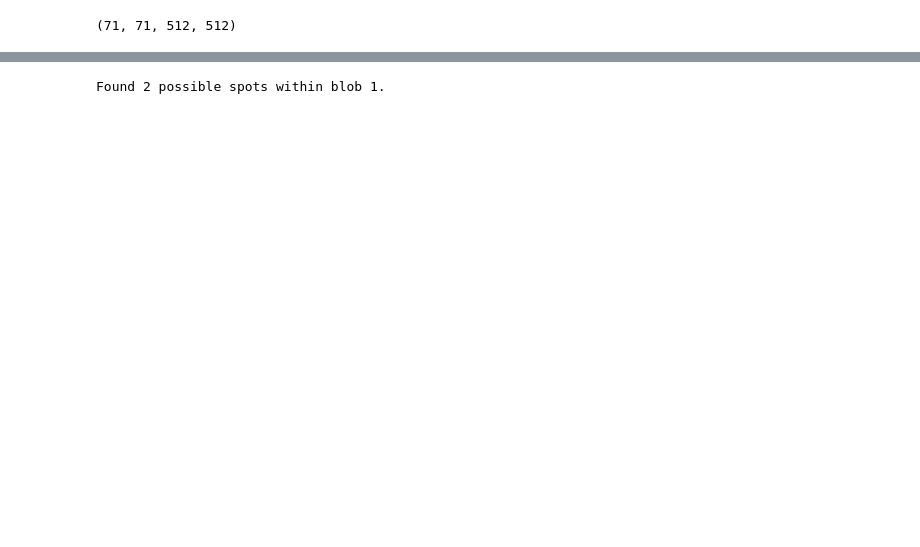
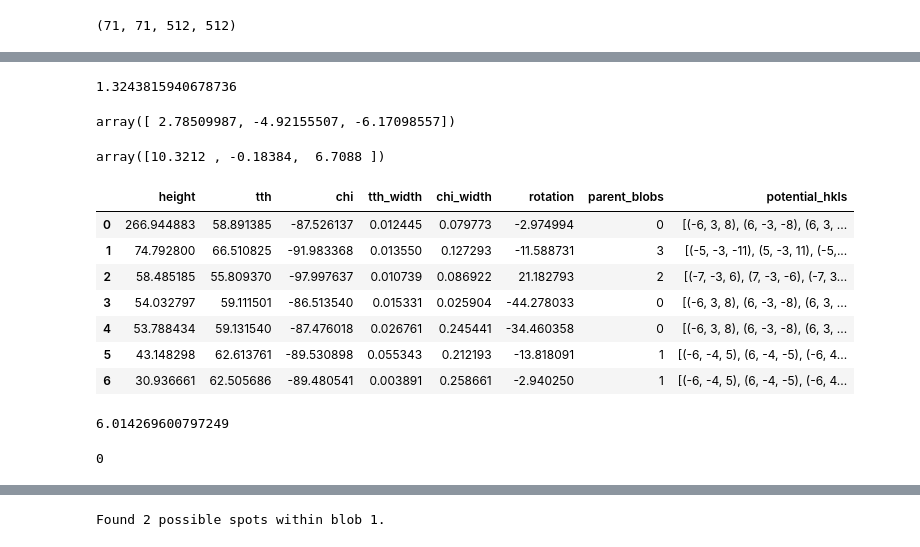
Before and after one commit to emusterman/xrdmaptools, a Jupyter notebook: testing_notebooks/raw_image_processing.ipynb, the cells around one changed output, grey strips where cells are left out. Drawn from its saved outputs; the diff is of its cells as text; code cells hidden in the pictures; blank space fills up the shorter version.

```diff
--- a/testing_notebooks/raw_image_processing.ipynb
+++ b/testing_notebooks/raw_image_processing.ipynb
@@ -225,0 +108,9 @@ array([[158.23638826,  60.73308523, -85.84311264,   0.00993016,
+# %%
+q_dict = {}
+for spot_num in range(len(spot_df)):
+    q_arr = np.array([
+        -np.sin(np.radians(spot_df['tth'][spot_num])) * np.sin(np.radians(spot_df['chi'][spot_num])),
+        -np.sin(np.radians(spot_df['tth'][spot_num])) * np.cos(np.radians(spot_df['chi'][spot_num])),
+        1 - np.cos(np.radians(spot_df['tth'][spot_num]))
+    ]) / energy_2_wavelength(15)
+    q_dict[str(spot_num)] = 2 * np.pi * q_arr
@@ -225,0 +200,3 @@ array([[158.23638826,  60.73308523, -85.84311264,   0.00993016,
+# %%
+stibnite = Phase.fromCIF(base + '''Literature\\CIF\\Diffraction Sb2S3 short-b.cif''')
+stibnite.name = 'Stibnite'
@@ -225,0 +231,47 @@ array([[158.23638826,  60.73308523, -85.84311264,   0.00993016,
+# %%
+np.linalg.norm([0.915, -0.048, 0.599]) / energy_2_wavelength(15)
+# %% [output]
+1.3243815940678736
+# %%
+stibnite.Q([5, -3, -11])
+# %% [output]
+array([ 2.78509987, -4.92155507, -6.17098557])
+# %%
+stibnite.HKL(2 * np.pi * np.array([0.915, -0.048, 0.599]))
+# %% [output]
+array([10.3212 , -0.18384,  6.7088 ])
+# %%
+data = stibnite.get_hkl_reflections(en=15e3, tth_range=(tth[0], tth[-1]), ignore_less=0)
+# %%
+angle_tolerance = 0.5
+check_equivalents = True
+spot_pot_hkls = []
+for spot_num in range(len(spot_df)):
+    pot_hkl = []
+    diff_arr = np.abs(spot_df['tth'][spot_num] - data['tth_angles'])
+    match_mask = diff_arr < angle_tolerance
+
+    sorted_hkls = [x for _, x in sorted(zip(data['intensities'][match_mask], data['hkl_reflection'][match_mask]))][::-1]
+    if check_equivalents:
+        for reflection in sorted_hkls:
+            pot_hkl.extend(list(stibnite.lattice.equivalent_hkls(reflection)))
+    else:
+        pot_hkl.extend(sorted_hkls)
+    spot_pot_hkls.append(pot_hkl)
+
+# Add potential hkl information to blob dataframe
+if 'potential_hkls' not in spot_df:
+    spot_df.insert(len(spot_df.columns), 'potential_hkls', spot_pot_hkls, True)
+else:
+    spot_df['potential_hkls'] = pd.DataFrame.from_dict({'potential_hkls':spot_pot_hkls})
+# %%
+spot_df
+# %% [output]
+|  | height | tth | chi | tth_width | chi_width | rotation | parent_blobs | potential_hkls |
+| 0 | 266.944883 | 58.891385 | -87.526137 | 0.012445 | 0.079773 | -2.974994 | 0 | [(-6, 3, 8), (6, -3, -8), (6, 3, ... |
+| 1 | 74.792800 | 66.510825 | -91.983368 | 0.013550 | 0.127293 | -11.588731 | 3 | [(-5, -3, -11), (5, -3, 11), (-5,... |
+| 2 | 58.485185 | 55.809370 | -97.997637 | 0.010739 | 0.086922 | 21.182793 | 2 | [(-7, -3, 6), (7, -3, -6), (-7, 3... |
+| 3 | 54.032797 | 59.111501 | -86.513540 | 0.015331 | 0.025904 | -44.278033 | 0 | [(-6, 3, 8), (6, -3, -8), (6, 3, ... |
+| 4 | 53.788434 | 59.131540 | -87.476018 | 0.026761 | 0.245441 | -34.460358 | 0 | [(-6, 3, 8), (6, -3, -8), (6, 3, ... |
+| 5 | 43.148298 | 62.613761 | -89.530898 | 0.055343 | 0.212193 | -13.818091 | 1 | [(-6, -4, 5), (6, -4, -5), (-6, 4... |
+| 6 | 30.936661 | 62.505686 | -89.480541 | 0.003891 | 0.258661 | -2.940250 | 1 | [(-6, -4, 5), (6, -4, -5), (-6, 4... |
@@ -225,0 +285,11 @@ array([[158.23638826,  60.73308523, -85.84311264,   0.00993016,
+# %%
+delta_chi = np.abs(index_df['chi'][spot1] - index_df['chi'][spot2])
+print(delta_chi)
+# %% [output]
+6.014269600797249
+# %%
+diff_arr = np.abs(delta_chi - angle_matrix)
+match_mask = diff_arr < 1.5
+np.sum(match_mask)
+# %% [output]
+0
```
Also changed, not shown: parts of 71 cells of this notebook, 18 other files.
